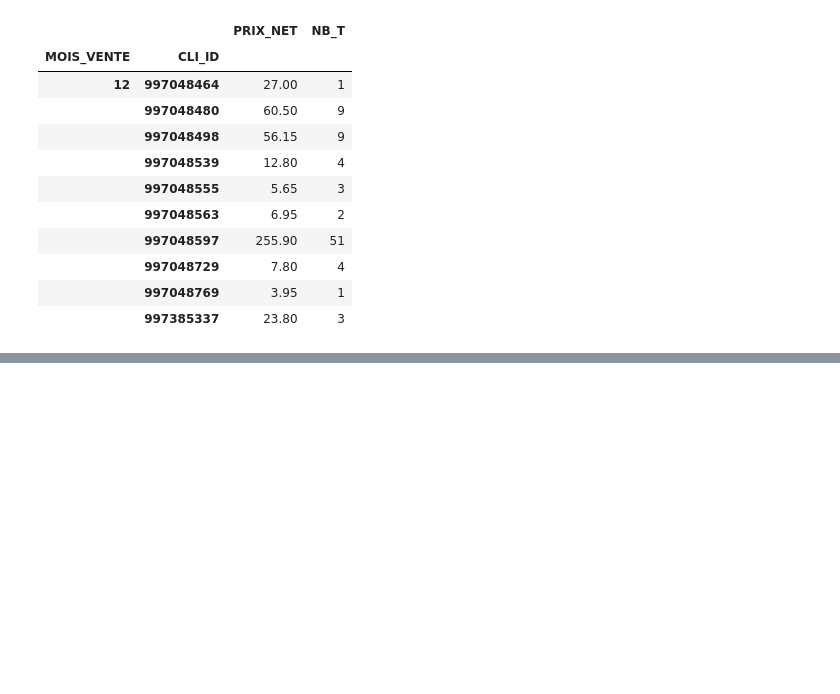
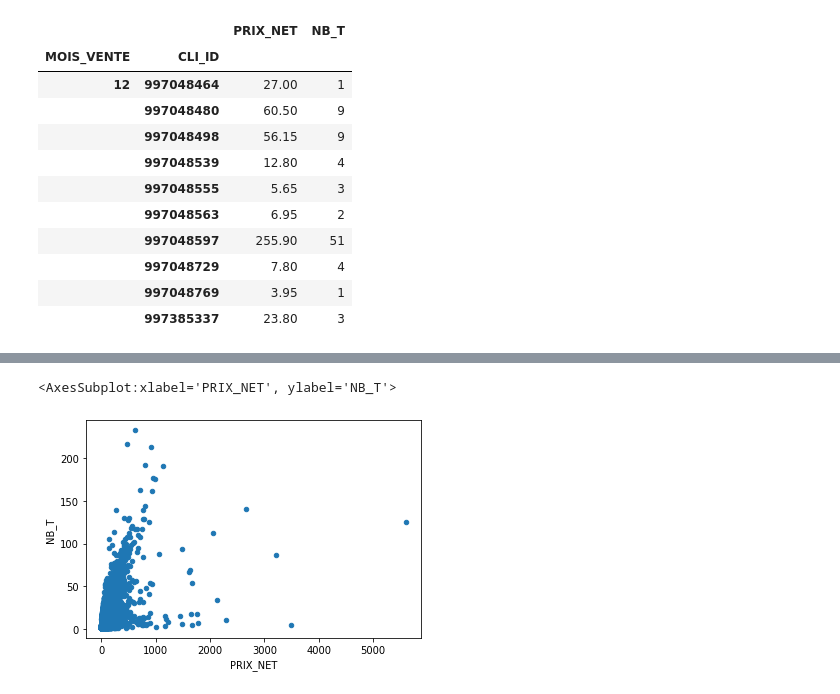
Before and after one commit to gu1lhemlcb/T-DAT, a Jupyter notebook: cart-mean-month.ipynb, the cells around one changed output, grey strips where cells are left out. Cells and saved outputs as stored; diff of their text form; code cells hidden in the pictures; blank space fills up the shorter version.

Commit message:
add cluster

```diff
--- a/cart-mean-month.ipynb
+++ b/cart-mean-month.ipynb
@@ -190,0 +157,3 @@ bar_chart_df.T.unstack().shape
+# %%
+cart_cluster = cart_df.reset_index()
+cart_cluster[cart_cluster["MOIS_VENTE"] == 5].head()
@@ -190,0 +194,6 @@ bar_chart_df.T.unstack().shape
+# %%
+df_to_draw = cart_cluster.copy()
+df_to_draw.plot.scatter(x="PRIX_NET", y="NB_T")
+# %% [output]
+<AxesSubplot:xlabel='PRIX_NET', ylabel='NB_T'>
+[figure, added]
```
Also changed, not shown: parts of 8 cells of this notebook.
